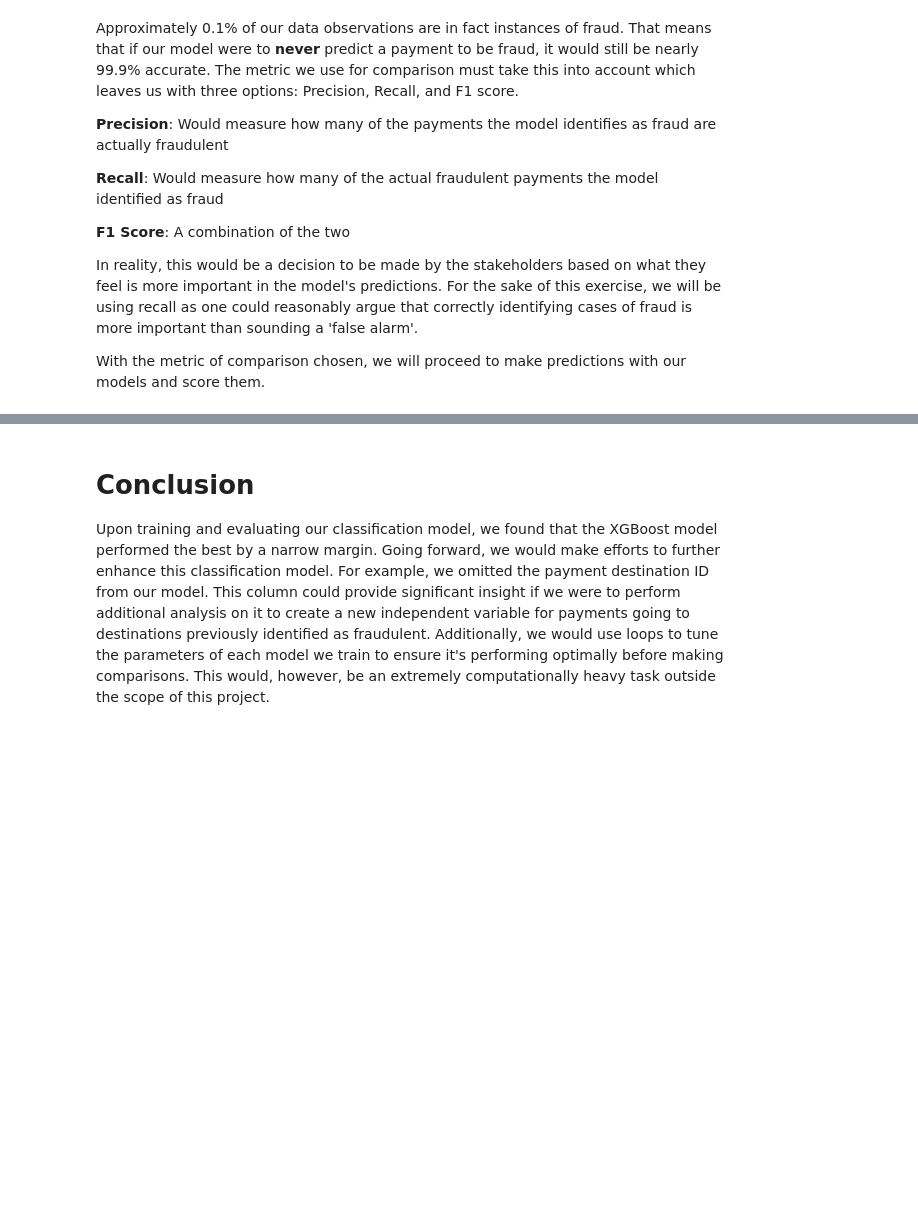
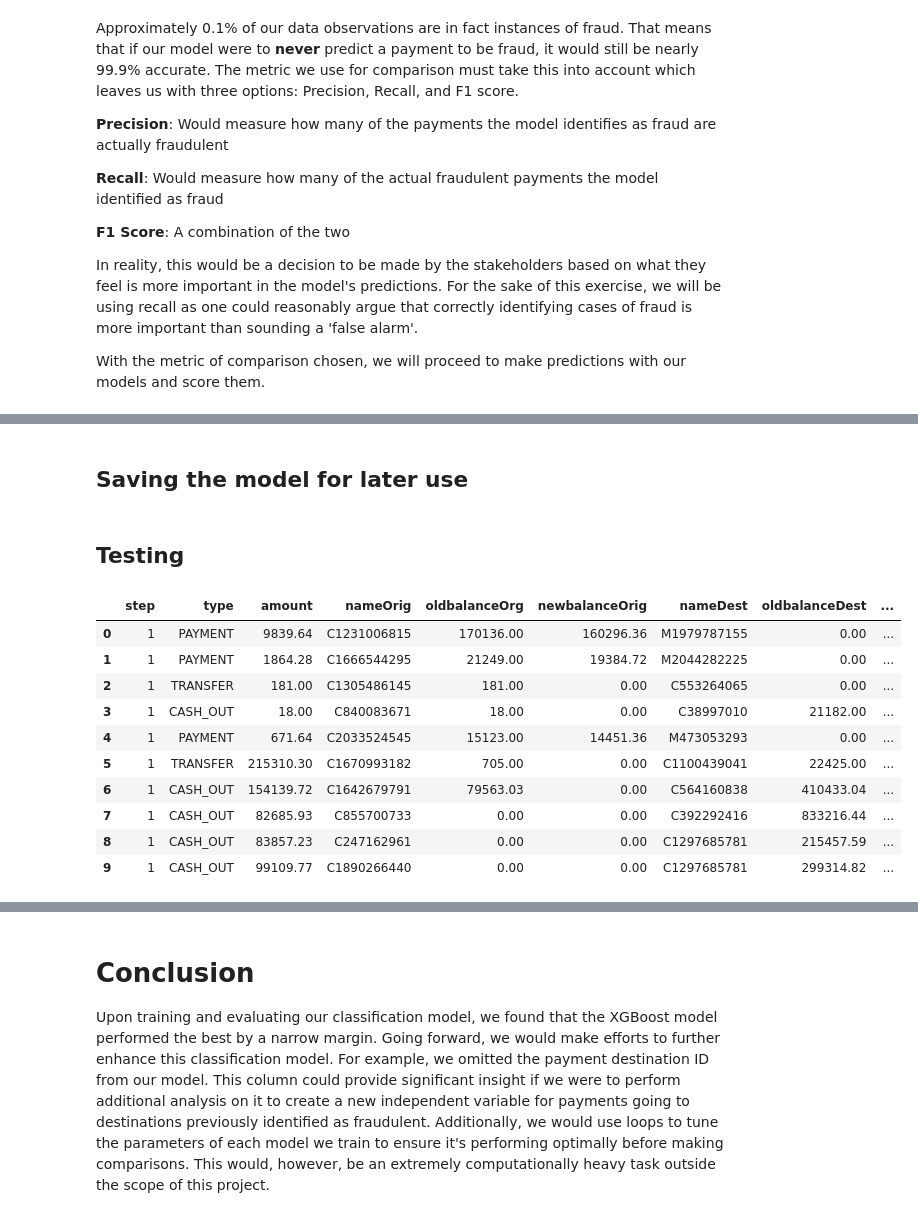
Before and after one commit to SSReal/FraudLearn, a Jupyter notebook: fraud_detection.ipynb, the cells around one changed output, grey strips where cells are left out. Cells and saved outputs as stored; diff of their text form; code cells hidden in the pictures; blank space fills up the shorter version.

Commit message:
add saving the model and testing part

```diff
--- a/fraud_detection.ipynb
+++ b/fraud_detection.ipynb
@@ -252,0 +251,2 @@ print(accuracy_score(y_test, xgb.predict(X_test)))
+# %% [markdown]
+## Saving the model for later use
@@ -252,0 +272,2 @@ print(accuracy_score(y_test, xgb.predict(X_test)))
+# %% [markdown]
+## Testing
@@ -252,0 +288,15 @@ print(accuracy_score(y_test, xgb.predict(X_test)))
+# %%
+newdf = pd.read_csv('newData.csv')
+newdf
+# %% [output]
+|  | step | type | amount | nameOrig | oldbalanceOrg | newbalanceOrig | nameDest | oldbalanceDest | ... |
+| 0 | 1 | PAYMENT | 9839.64 | C1231006815 | 170136.00 | 160296.36 | M1979787155 | 0.00 | ... |
+| 1 | 1 | PAYMENT | 1864.28 | C1666544295 | 21249.00 | 19384.72 | M2044282225 | 0.00 | ... |
+| 2 | 1 | TRANSFER | 181.00 | C1305486145 | 181.00 | 0.00 | C553264065 | 0.00 | ... |
+| 3 | 1 | CASH_OUT | 18.00 | C840083671 | 18.00 | 0.00 | C38997010 | 21182.00 | ... |
+| 4 | 1 | PAYMENT | 671.64 | C2033524545 | 15123.00 | 14451.36 | M473053293 | 0.00 | ... |
+| 5 | 1 | TRANSFER | 215310.30 | C1670993182 | 705.00 | 0.00 | C1100439041 | 22425.00 | ... |
+| 6 | 1 | CASH_OUT | 154139.72 | C1642679791 | 79563.03 | 0.00 | C564160838 | 410433.04 | ... |
+| 7 | 1 | CASH_OUT | 82685.93 | C855700733 | 0.00 | 0.00 | C392292416 | 833216.44 | ... |
+| 8 | 1 | CASH_OUT | 83857.23 | C247162961 | 0.00 | 0.00 | C1297685781 | 215457.59 | ... |
+| 9 | 1 | CASH_OUT | 99109.77 | C1890266440 | 0.00 | 0.00 | C1297685781 | 299314.82 | ... |
```
Also changed, not shown: parts of 14 cells of this notebook, 7 other files.
